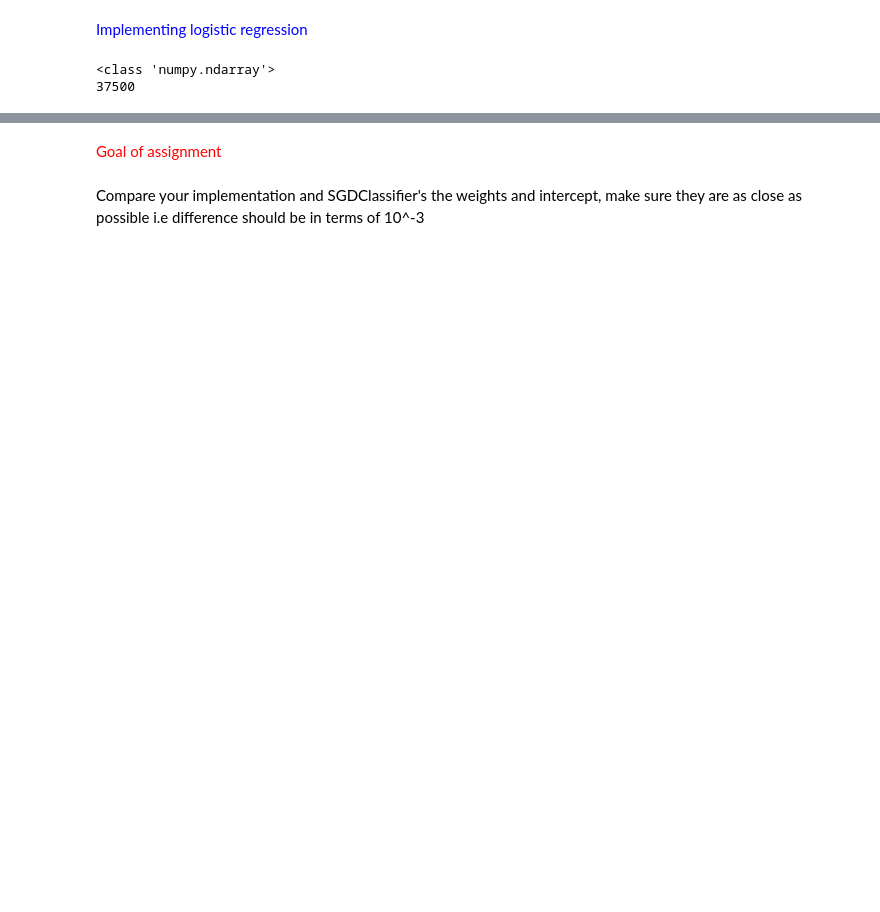
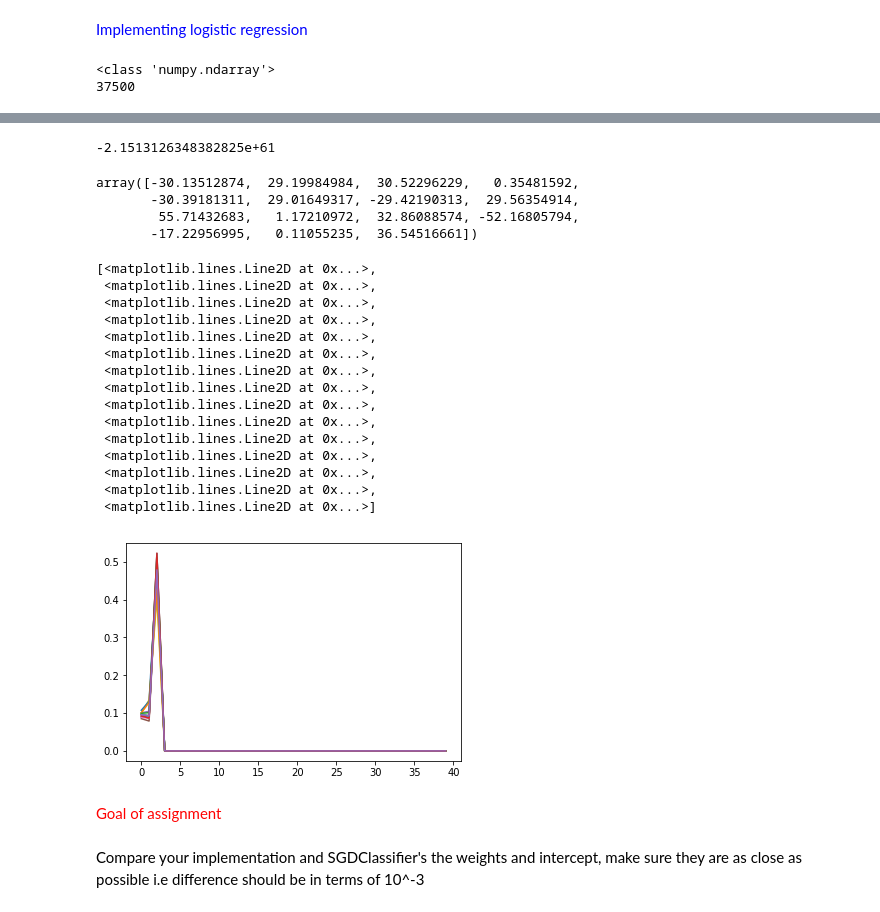
Before and after one commit to mistertandon/graphql-by-andrew, a Jupyter notebook: Assignment.ipynb, the cells around one changed output, grey strips where cells are left out. Drawn from its saved outputs; the diff is of its cells as text; code cells hidden in the pictures; blank space fills up the shorter version.

```diff
--- a/Assignment.ipynb
+++ b/Assignment.ipynb
@@ -194,13 +196,17 @@ True
 $log loss = -1*\frac{1}{n}\Sigma_{for each Yt,Y_{pred}}(Ytlog10(Y_{pred})+(1-Yt)log10(1-Y_{pred}))$
 # %%
 def logloss(y_true,y_pred):
+
     '''In this function, we will compute log loss '''
 
     entorpy = 0.0
     for y, y_hat in zip(y_true, y_pred):
 
-        true_event = np.multiply(y, np.log10(y_hat))
-        false_event = np.multiply((1 - y), np.log10(1 - y_hat))
+        log10_t = np.where(y_hat > 0.0000000001, y_hat, 0)
+        true_event = np.multiply(y, np.log10(log10_t, out = log10_t, where = log10_t > 0))
+
+        log10_f = np.where((1 - y_hat) > 0.0000000001, (1 - y_hat), 0)
+        false_event = np.multiply((1 - y), np.log10(log10_f, out=log10_f, where = log10_f > 0))
 
         entorpy += np.add(true_event, false_event)
 
@@ -302,7 +309,7 @@ def train(X_train, y_train, X_test, y_test, epochs, alpha, eta0, N):
 
     train_losses, test_losses = list(), list()
     # for every epoch
-    for epoch in range(0, epochs):
+    for epoch in tqdm(range(0, epochs)):
 
         # for every data point(X_train,y_train)
         for features, y in zip(X_train, y_train):
@@ -317,8 +324,6 @@ def train(X_train, y_train, X_test, y_test, epochs, alpha, eta0, N):
             w += (eta0 * grad_w)
             b += (eta0 * grad_b)
 
-            break
-
 
         """
         predict the output of
@@ -331,32 +336,37 @@ def train(X_train, y_train, X_test, y_test, epochs, alpha, eta0, N):
         for train_features, test_features in zip(X_train, X_test):
 
             # predict the output of x_train[for all data points in X_train] using w,b
-            linear_cal_train = np.add(np.multiply(train_features, w), b)
+            linear_cal_train = np.float64(np.add(np.multiply(train_features, w), b))
             sig_z_train = sigmoid(linear_cal_train)
             y_hat_train.append(sig_z_train)
 
             # predict the output of x_test[for all data points in X_test] using w,b
-            linear_call_test = np.add(np.multiply(test_features, w), b)
+            linear_call_test = np.float64(np.add(np.multiply(test_features, w), b))
             sig_z_test = sigmoid(linear_call_test)
             y_hat_test.append(sig_z_test)
 
 
         loss_train, loss_test = 0.0, 0.0
+
         #compute the loss between predicted and actual values (call the loss function)
         loss_train = logloss(y_train, y_hat_train)
+
+        # store all the train loss values in a list
         train_losses.append(loss_train)
 
+        #compute the loss between predicted and actual values (call the loss function)
+        loss_test = logloss(y_test, y_hat_test)
 
-        loss_test = logloss(y_test, y_hat_test)
+        # store all the test loss values in a list
         test_losses.append(loss_test)
 
-        # store all the train loss values in a list
+        # you can also compare previous loss and current loss, if loss is not updating then stop the process and return w,b
+        """
+        if ( epoch >= 1 and (np.subtract(train_losses[-2], train_losses[-1]) < np.float(1e-3))):
+            break
+        """
 
-        #compute the loss between predicted and actual values (call the loss function)
-        # store all the test loss values in a list
-        # you can also compare previous loss and current loss, if loss is not updating then stop the process and return w,b
-
-    return w,b
+    return w,b, train_losses, test_losses
 # %%
 print(type(X_train))
 print(len(X_train))
@@ -367,6 +377,5 @@ print(len(X_train))
 alpha=0.0001
 eta0=0.0001
 N=len(X_train)
-#epochs=50
-epochs=1
-w,b=train(X_train,y_train,X_test,y_test,epochs,alpha,eta0, N)
+epochs=40
+w,b, train_losses, test_losses=train(X_train,y_train,X_test,y_test,epochs,alpha,eta0, N)
@@ -384,0 +382,11 @@ NameError: name 'y_hat' is not defined
+# %%
+b
+# %% [output]
+-2.1513126348382825e+61
+# %%
+w
+# %% [output]
+array([-30.13512874,  29.19984984,  30.52296229,   0.35481592,
+       -30.39181311,  29.01649317, -29.42190313,  29.56354914,
+        55.71432683,   1.17210972,  32.86088574, -52.16805794,
+       -17.22956995,   0.11055235,  36.54516661])
@@ -385,3 +396,22 @@ NameError: name 'y_hat' is not defined
+# %%
+plt.plot(range(0, epochs), train_losses)
+# %% [output]
+[<matplotlib.lines.Line2D at 0x...>,
+ <matplotlib.lines.Line2D at 0x...>,
+ <matplotlib.lines.Line2D at 0x...>,
+ <matplotlib.lines.Line2D at 0x...>,
+ <matplotlib.lines.Line2D at 0x...>,
+ <matplotlib.lines.Line2D at 0x...>,
+ <matplotlib.lines.Line2D at 0x...>,
+ <matplotlib.lines.Line2D at 0x...>,
+ <matplotlib.lines.Line2D at 0x...>,
+ <matplotlib.lines.Line2D at 0x...>,
+ <matplotlib.lines.Line2D at 0x...>,
+ <matplotlib.lines.Line2D at 0x...>,
+ <matplotlib.lines.Line2D at 0x...>,
+ <matplotlib.lines.Line2D at 0x...>,
+ <matplotlib.lines.Line2D at 0x...>]
+[figure, added]
 # %% [markdown]
 <font color='red'>Goal of assignment</font>
 # %% [markdown]
```
Also changed, not shown: parts of 10 cells of this notebook.
